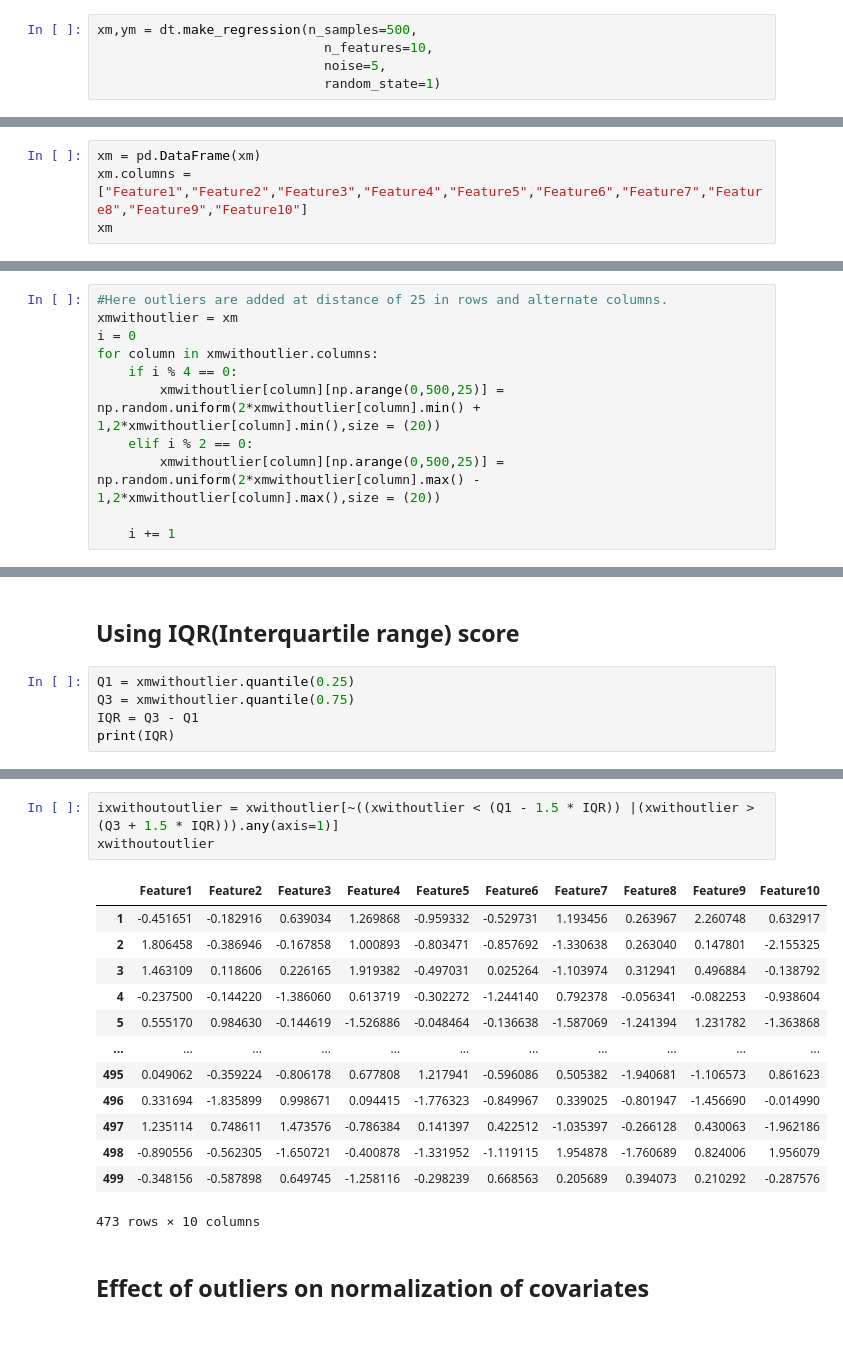
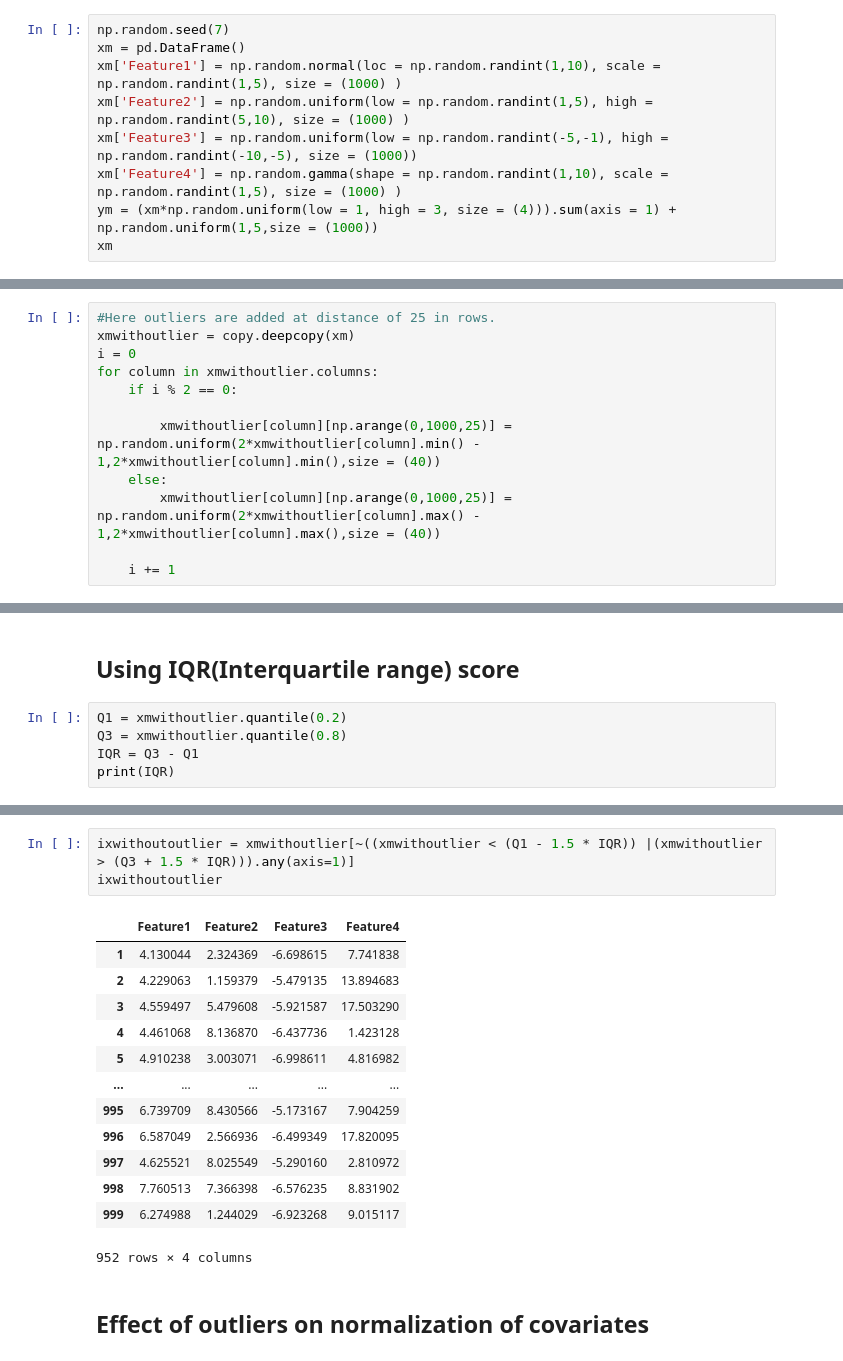
Before and after one commit to RachanaBhankur/IN3063-INM702-Mathematics-and-Programming-for-AI, a Jupyter notebook: Task 2 - Linear Regression - Outliers.ipynb, the cells around one changed output, grey strips where cells are left out. Drawn from its saved outputs; the diff is of its cells as text.

```diff
--- a/Task 2 - Linear Regression - Outliers.ipynb
+++ b/Task 2 - Linear Regression - Outliers.ipynb
@@ -271,7 +267,11 @@ print(np.where(z > 3))
 # %% [markdown]
 ## With multiple features
 # %%
-xm,ym = dt.make_regression(n_samples=500,
-                             n_features=10,
-                             noise=5,
-                             random_state=1)
+np.random.seed(7)
+xm = pd.DataFrame()
+xm['Feature1'] = np.random.normal(loc = np.random.randint(1,10), scale = np.random.randint(1,5), size = (1000) )
+xm['Feature2'] = np.random.uniform(low = np.random.randint(1,5), high = np.random.randint(5,10), size = (1000) )
+xm['Feature3'] = np.random.uniform(low = np.random.randint(-5,-1), high = np.random.randint(-10,-5), size = (1000))
+xm['Feature4'] = np.random.gamma(shape = np.random.randint(1,10), scale = np.random.randint(1,5), size = (1000) )
+ym = (xm*np.random.uniform(low = 1, high = 3, size = (4))).sum(axis = 1) + np.random.uniform(1,5,size = (1000))
+xm
@@ -278,4 +291,0 @@ xm,ym = dt.make_regression(n_samples=500,
-# %%
-xm = pd.DataFrame(xm)
-xm.columns = ["Feature1","Feature2","Feature3","Feature4","Feature5","Feature6","Feature7","Feature8","Feature9","Feature10"]
-xm
@@ -296,14 +292,15 @@ xm
 # %% [markdown]
 ## Lets add outliers in different columns
 # %%
-#Here outliers are added at distance of 25 in rows and alternate columns.
-xmwithoutlier = xm
+#Here outliers are added at distance of 25 in rows.
+xmwithoutlier = copy.deepcopy(xm)
 i = 0
 for column in xmwithoutlier.columns:
-    if i % 4 == 0:
-        xmwithoutlier[column][np.arange(0,500,25)] = np.random.uniform(2*xmwithoutlier[column].min() + 1,2*xmwithoutlier[column].min(),size = (20))
-    elif i % 2 == 0:
-        xmwithoutlier[column][np.arange(0,500,25)] = np.random.uniform(2*xmwithoutlier[column].max() - 1,2*xmwithoutlier[column].max(),size = (20))
+    if i % 2 == 0:
+
+        xmwithoutlier[column][np.arange(0,1000,25)] = np.random.uniform(2*xmwithoutlier[column].min() - 1,2*xmwithoutlier[column].min(),size = (40))
+    else:
+        xmwithoutlier[column][np.arange(0,1000,25)] = np.random.uniform(2*xmwithoutlier[column].max() - 1,2*xmwithoutlier[column].max(),size = (40))
 
     i += 1
 # %%
@@ -372,8 +367,8 @@ zxwithoutoutlier.shape
 # %% [markdown]
 ## Using IQR(Interquartile range) score
 # %%
-Q1 = xmwithoutlier.quantile(0.25)
-Q3 = xmwithoutlier.quantile(0.75)
+Q1 = xmwithoutlier.quantile(0.2)
+Q3 = xmwithoutlier.quantile(0.8)
 IQR = Q3 - Q1
 print(IQR)
 # %% [output]
@@ -424,20 +410,20 @@ print(xmwithoutlier < (Q1 - 1.5 * IQR)) or (xmwithoutlier > (Q3 + 1.5 * IQR))
 # %%
-ixwithoutoutlier = xwithoutlier[~((xwithoutlier < (Q1 - 1.5 * IQR)) |(xwithoutlier > (Q3 + 1.5 * IQR))).any(axis=1)]
-xwithoutoutlier
+ixwithoutoutlier = xmwithoutlier[~((xmwithoutlier < (Q1 - 1.5 * IQR)) |(xmwithoutlier > (Q3 + 1.5 * IQR))).any(axis=1)]
+ixwithoutoutlier
 # %% [output]
-|  | Feature1 | Feature2 | Feature3 | Feature4 | Feature5 | Feature6 | Feature7 | Feature8 | Feature9 | Feature10 |
-| 1 | -0.451651 | -0.182916 | 0.639034 | 1.269868 | -0.959332 | -0.529731 | 1.193456 | 0.263967 | 2.260748 | 0.632917 |
-| 2 | 1.806458 | -0.386946 | -0.167858 | 1.000893 | -0.803471 | -0.857692 | -1.330638 | 0.263040 | 0.147801 | -2.155325 |
-| 3 | 1.463109 | 0.118606 | 0.226165 | 1.919382 | -0.497031 | 0.025264 | -1.103974 | 0.312941 | 0.496884 | -0.138792 |
-| 4 | -0.237500 | -0.144220 | -1.386060 | 0.613719 | -0.302272 | -1.244140 | 0.792378 | -0.056341 | -0.082253 | -0.938604 |
-| 5 | 0.555170 | 0.984630 | -0.144619 | -1.526886 | -0.048464 | -0.136638 | -1.587069 | -1.241394 | 1.231782 | -1.363868 |
-| ... | ... | ... | ... | ... | ... | ... | ... | ... | ... | ... |
-| 495 | 0.049062 | -0.359224 | -0.806178 | 0.677808 | 1.217941 | -0.596086 | 0.505382 | -1.940681 | -1.106573 | 0.861623 |
-| 496 | 0.331694 | -1.835899 | 0.998671 | 0.094415 | -1.776323 | -0.849967 | 0.339025 | -0.801947 | -1.456690 | -0.014990 |
-| 497 | 1.235114 | 0.748611 | 1.473576 | -0.786384 | 0.141397 | 0.422512 | -1.035397 | -0.266128 | 0.430063 | -1.962186 |
-| 498 | -0.890556 | -0.562305 | -1.650721 | -0.400878 | -1.331952 | -1.119115 | 1.954878 | -1.760689 | 0.824006 | 1.956079 |
-| 499 | -0.348156 | -0.587898 | 0.649745 | -1.258116 | -0.298239 | 0.668563 | 0.205689 | 0.394073 | 0.210292 | -0.287576 |
+|  | Feature1 | Feature2 | Feature3 | Feature4 |
+| 1 | 4.130044 | 2.324369 | -6.698615 | 7.741838 |
+| 2 | 4.229063 | 1.159379 | -5.479135 | 13.894683 |
+| 3 | 4.559497 | 5.479608 | -5.921587 | 17.503290 |
+| 4 | 4.461068 | 8.136870 | -6.437736 | 1.423128 |
+| 5 | 4.910238 | 3.003071 | -6.998611 | 4.816982 |
+| ... | ... | ... | ... | ... |
+| 995 | 6.739709 | 8.430566 | -5.173167 | 7.904259 |
+| 996 | 6.587049 | 2.566936 | -6.499349 | 17.820095 |
+| 997 | 4.625521 | 8.025549 | -5.290160 | 2.810972 |
+| 998 | 7.760513 | 7.366398 | -6.576235 | 8.831902 |
+| 999 | 6.274988 | 1.244029 | -6.923268 | 9.015117 |
-473 rows × 10 columns
+952 rows × 4 columns
 # %% [markdown]
 ## Effect of outliers on normalization of covariates
 # %% [markdown]
```
Also changed, not shown: parts of 29 cells of this notebook.
